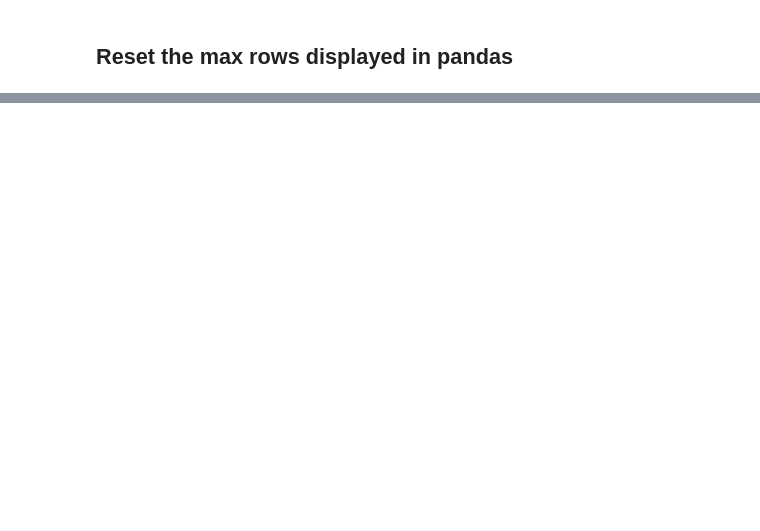
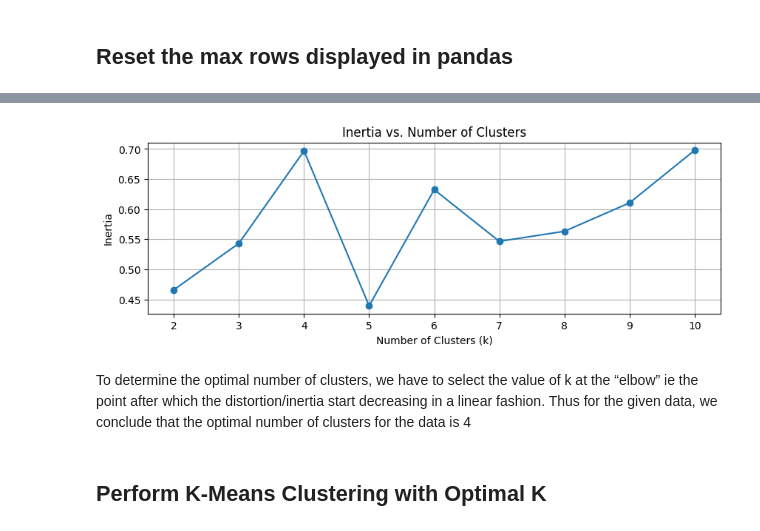
Before and after one commit to divaamahajan/logAnalysis-kafka-spark, a Jupyter notebook: kafkaLogs/parquet_log_analysis.ipynb, the cells around one changed output, grey strips where cells are left out. Saved outputs shown, nothing was run; the diff lists cells and outputs as text; code cells hidden in the pictures; blank space fills up the shorter version.

```diff
--- a/kafkaLogs/parquet_log_analysis.ipynb
+++ b/kafkaLogs/parquet_log_analysis.ipynb
@@ -980,0 +1278,16 @@ pd.set_option('display.max_rows', def_mr)
+# %%
+
+# Plot the inertia values
+plt.figure(figsize=(10, 3))
+plt.plot(k_values, inertia_values, marker='o')
+plt.xlabel('Number of Clusters (k)')
+plt.ylabel('Inertia')
+plt.title('Inertia vs. Number of Clusters')
+plt.grid(True)
+plt.show()
+# %% [output]
+[figure, added]
+# %% [markdown]
+To determine the optimal number of clusters, we have to select the value of k at the “elbow” ie the point after which the distortion/inertia start decreasing in a linear fashion. Thus for the given data, we conclude that the optimal number of clusters for the data is 4
+# %% [markdown]
+## **Perform K-Means Clustering with Optimal K**
```
Also changed, not shown: parts of 48 cells of this notebook.
